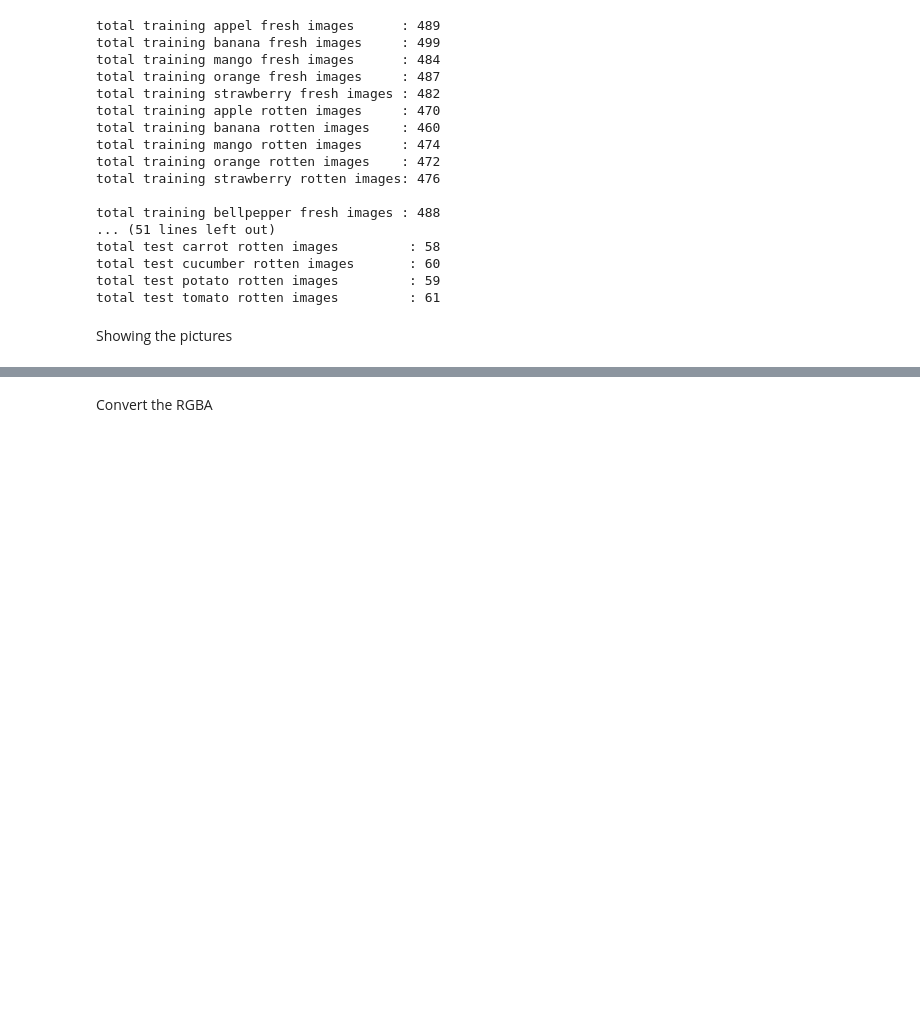
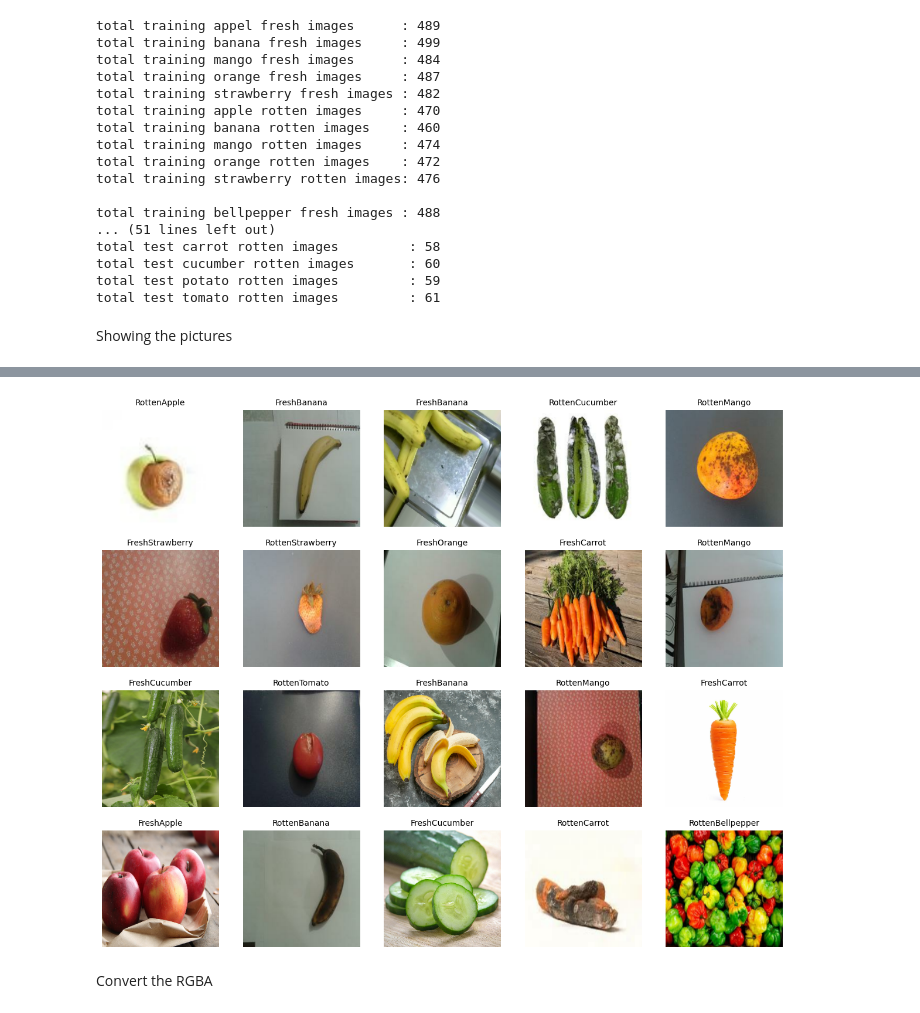
Before and after one commit to dzikrifazahk/FreshGrocie, a Jupyter notebook: FreshGrocie_Notebook.ipynb, the cells around one changed output, grey strips where cells are left out. Saved outputs shown, nothing was run; the diff lists cells and outputs as text; code cells hidden in the pictures; blank space fills up the shorter version.

Commit message:
Showing Dataset

```diff
--- a/FreshGrocie_Notebook.ipynb
+++ b/FreshGrocie_Notebook.ipynb
@@ -588,0 +483,10 @@ plt.show()
+# %%
+BATCH_SIZE = 20
+IMAGE_SIZE = 224
+
+train_dataset = tf.keras.preprocessing.image_dataset_from_directory(
+    train_FileNames,
+    shuffle = True,
+    image_size = (IMAGE_SIZE,IMAGE_SIZE),
+    batch_size = BATCH_SIZE
+)
@@ -588,0 +495,3 @@ plt.show()
+# %%
+class_names = train_dataset.class_names
+class_names
@@ -589,3 +519,13 @@ plt.show()
+# %%
+plt.figure(figsize = (15,15))
+for image_batch, label_batch in train_dataset.take(1):
+  for i in range(20):
+     ax = plt.subplot(5,5,i+1)
+     plt.imshow(image_batch[i].numpy().astype("uint8"))
+     plt.title(class_names[label_batch[i]],fontsize = 10)
+     plt.axis("off")
+# %% [output]
+[figure, added]
 # %% [markdown]
 Convert the RGBA
 # %%
```
Also changed, not shown: parts of 5 cells of this notebook.
